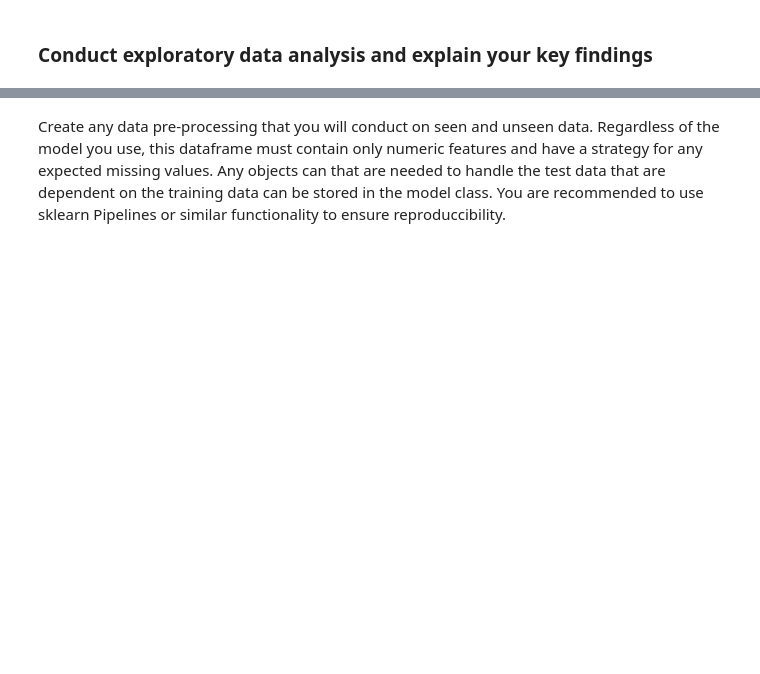
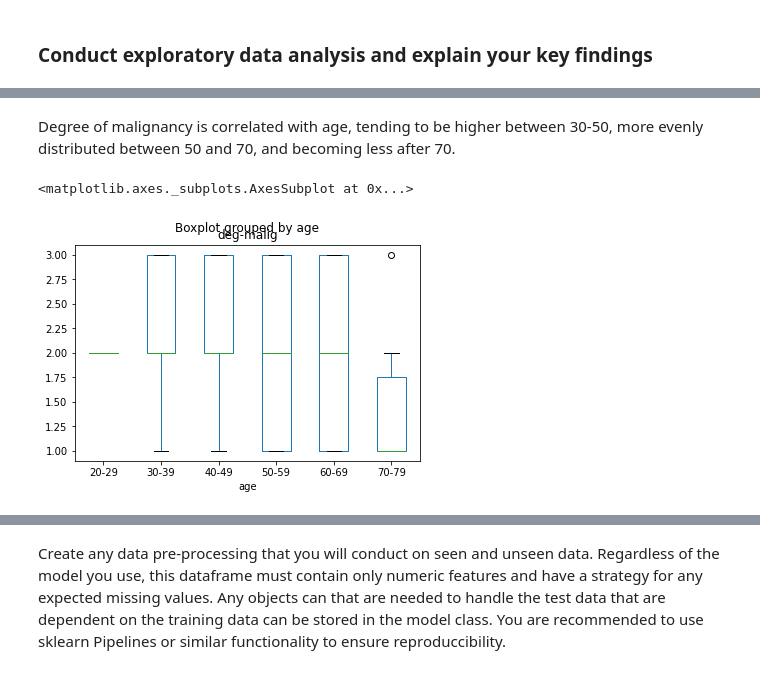
Before and after one commit to agreenhalgh/deep-learning-training, a Jupyter notebook: Task_template_name_module.ipynb, the cells around one changed output, grey strips where cells are left out. Saved outputs shown, nothing was run; the diff lists cells and outputs as text; code cells hidden in the pictures; blank space fills up the shorter version.

```diff
--- a/Task_template_name_module.ipynb
+++ b/Task_template_name_module.ipynb
@@ -37,0 +109,7 @@ raw_data = import_local_data(local_file_path)
+# %% [markdown]
+Degree of malignancy is correlated with age, tending to be higher between 30-50, more evenly distributed between 50 and 70, and becoming less after 70.
+# %%
+raw_data.boxplot(column='deg-malig', by='age', grid=False )
+# %% [output]
+<matplotlib.axes._subplots.AxesSubplot at 0x...>
+[figure, added]
```
Also changed, not shown: parts of 25 cells of this notebook.
